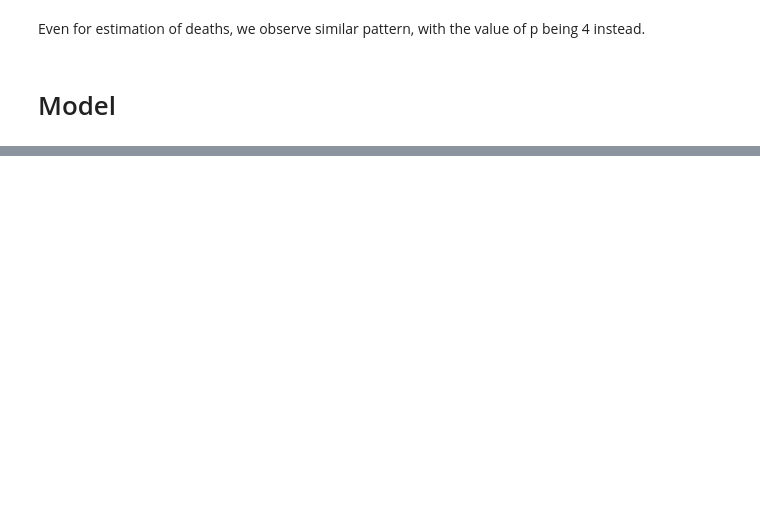
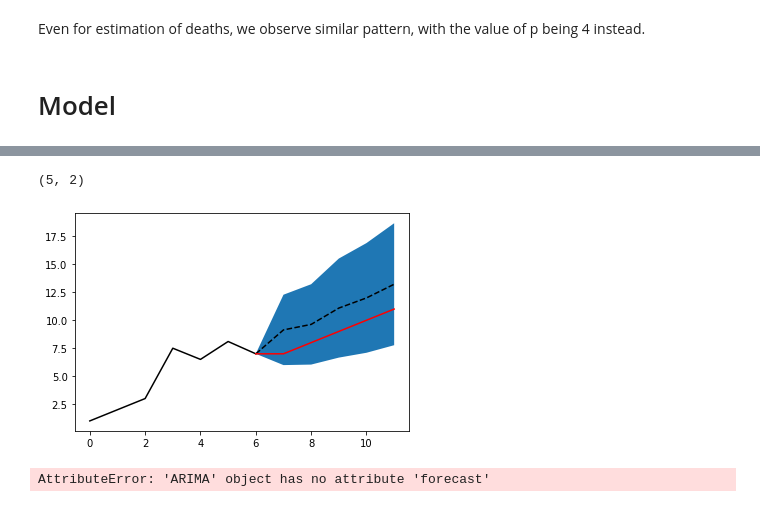
Before and after one commit to kmair/covid-usa, a Jupyter notebook: EDA.ipynb, the cells around one changed output, grey strips where cells are left out. Saved outputs shown, nothing was run; the diff lists cells and outputs as text; code cells hidden in the pictures; blank space fills up the shorter version.

```diff
--- a/EDA.ipynb
+++ b/EDA.ipynb
@@ -305,0 +385,9 @@ from statsmodels.tsa.arima.model import ARIMA
+# %%
+train = [1,2,3,7.5,6.5,8.1,7]
+model = ARIMA(train, order=(2,1,0))
+model_fit = model.fit(disp=0)
+
+test = [7,8,9,10,11]
+results = model_fit.forecast(steps=len(test))
+# results = model_fit.forecast(steps=1)
+results
@@ -305,0 +421,25 @@ from statsmodels.tsa.arima.model import ARIMA
+# %%
+def plot_curve(train, test, results):
+    pred, stderr, bounds = results
+
+    xticks = list(range(len(train)+len(test))) # Temporary
+    print(bounds.shape)#[:,0])
+
+    # To merge with first column
+    test = np.insert(test, 0, train[-1])
+    pred = np.insert(pred, 0, train[-1])
+    bounds = np.insert(bounds, 0, train[-1], axis=0)   # insert 0 at 0th row
+#     print(bounds)#[:,0])
+    plt.plot(xticks[:len(train)], train, 'k')
+    plt.plot(xticks[len(train)-1:], pred, '--k')
+    plt.plot(xticks[len(train)-1:], test, 'r')
+    plt.fill_between(xticks[len(train)-1:], bounds[:,0], bounds[:,1])
+
+plot_curve(train, test, results)
+# %% [output]
+(5, 2)
+[figure, added]
+# %%
+model.forecast()
+# %% [output]
+AttributeError: 'ARIMA' object has no attribute 'forecast'
```
Also changed, not shown: parts of 17 cells of this notebook.
